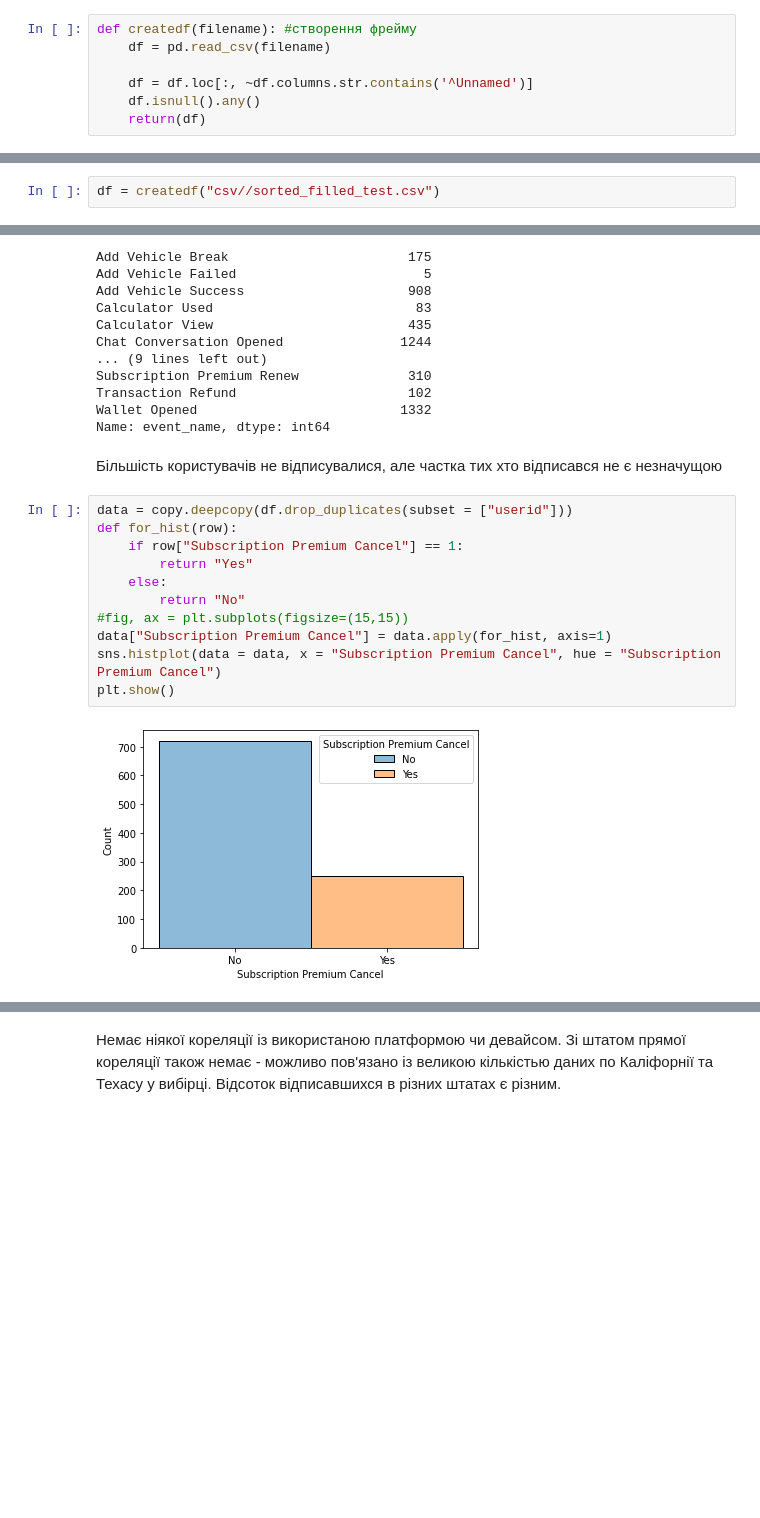
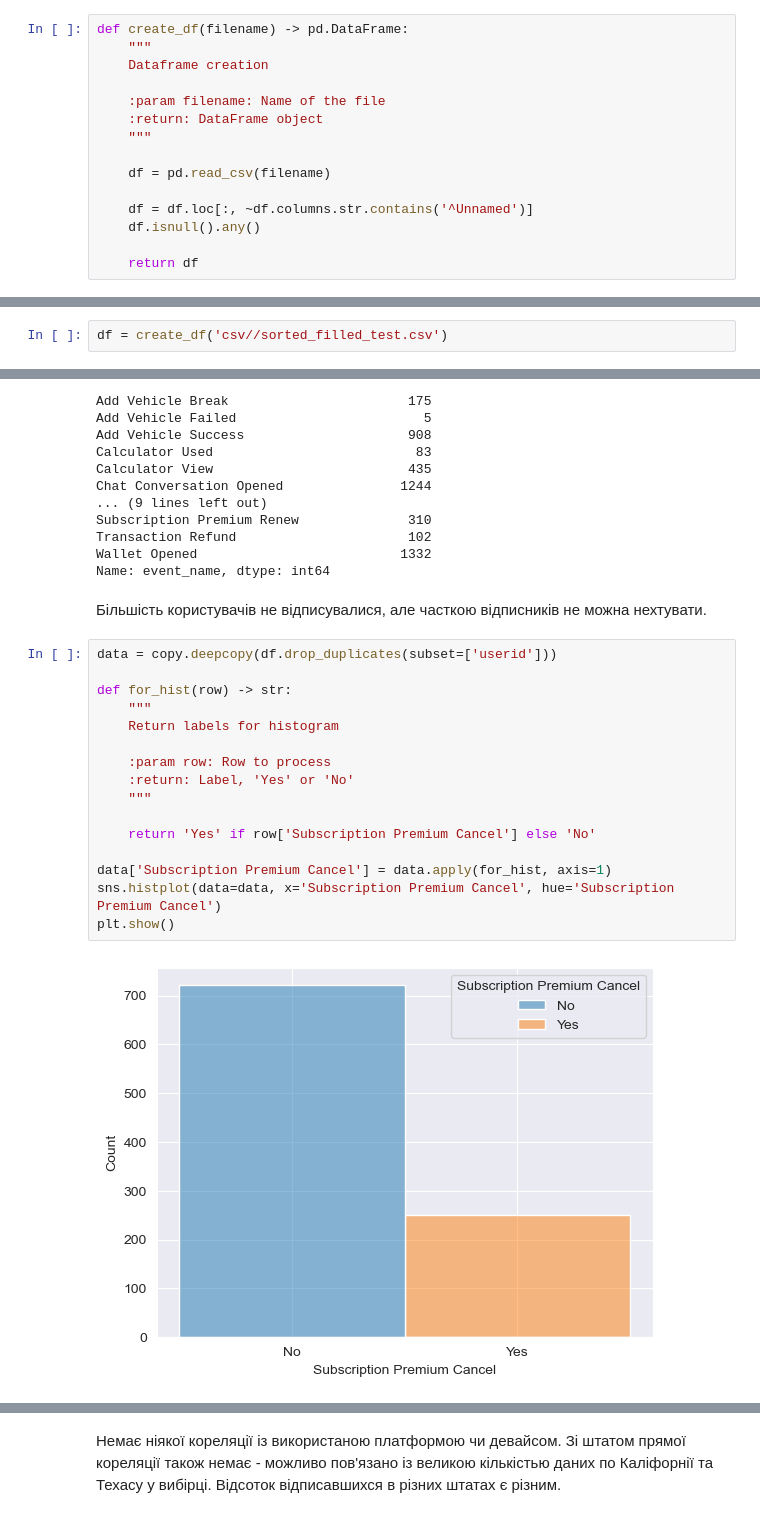
Before and after one commit to ZheZheDoshka/int20h_cryptomonks, a Jupyter notebook: visualization.ipynb, the cells around one changed output, grey strips where cells are left out. Saved outputs shown, nothing was run; the diff lists cells and outputs as text; blank space fills up the shorter version.

```diff
--- a/visualization.ipynb
+++ b/visualization.ipynb
@@ -10,8 +7,16 @@ from sklearn.preprocessing import LabelEncoder
 # %%
-def createdf(filename): #створення фрейму
+def create_df(filename) -> pd.DataFrame:
+    """
+    Dataframe creation
+
+    :param filename: Name of the file
+    :return: DataFrame object
+    """
+
     df = pd.read_csv(filename)
 
     df = df.loc[:, ~df.columns.str.contains('^Unnamed')]
     df.isnull().any()
-    return(df)
+
+    return df
 # %% [markdown]
@@ -19,3 +24,3 @@ def createdf(filename): #створення фрейму
 # %%
-df = createdf("csv//sorted_filled_test.csv")
+df = create_df('csv//sorted_filled_test.csv')
 # %%
@@ -50,18 +55,23 @@ Transaction Refund                      102
 Wallet Opened                          1332
 Name: event_name, dtype: int64
 # %% [markdown]
-Більшість користувачів не відписувалися, але частка тих хто відписався не є незначущою
+Більшість користувачів не відписувалися, але часткою відписників не можна нехтувати.
 # %%
-data = copy.deepcopy(df.drop_duplicates(subset = ["userid"]))
-def for_hist(row):
-    if row["Subscription Premium Cancel"] == 1:
-        return "Yes"
-    else:
-        return "No"
-#fig, ax = plt.subplots(figsize=(15,15))
-data["Subscription Premium Cancel"] = data.apply(for_hist, axis=1)
-sns.histplot(data = data, x = "Subscription Premium Cancel", hue = "Subscription Premium Cancel")
+data = copy.deepcopy(df.drop_duplicates(subset=['userid']))
+
+def for_hist(row) -> str:
+    """
+    Return labels for histogram
+
+    :param row: Row to process
+    :return: Label, 'Yes' or 'No'
+    """
+
+    return 'Yes' if row['Subscription Premium Cancel'] else 'No'
+
+data['Subscription Premium Cancel'] = data.apply(for_hist, axis=1)
+sns.histplot(data=data, x='Subscription Premium Cancel', hue='Subscription Premium Cancel')
 plt.show()
 # %% [output]
-[figure, old version]
+[figure, new version]
 # %%
```
Also changed, not shown: parts of 52 cells of this notebook.
